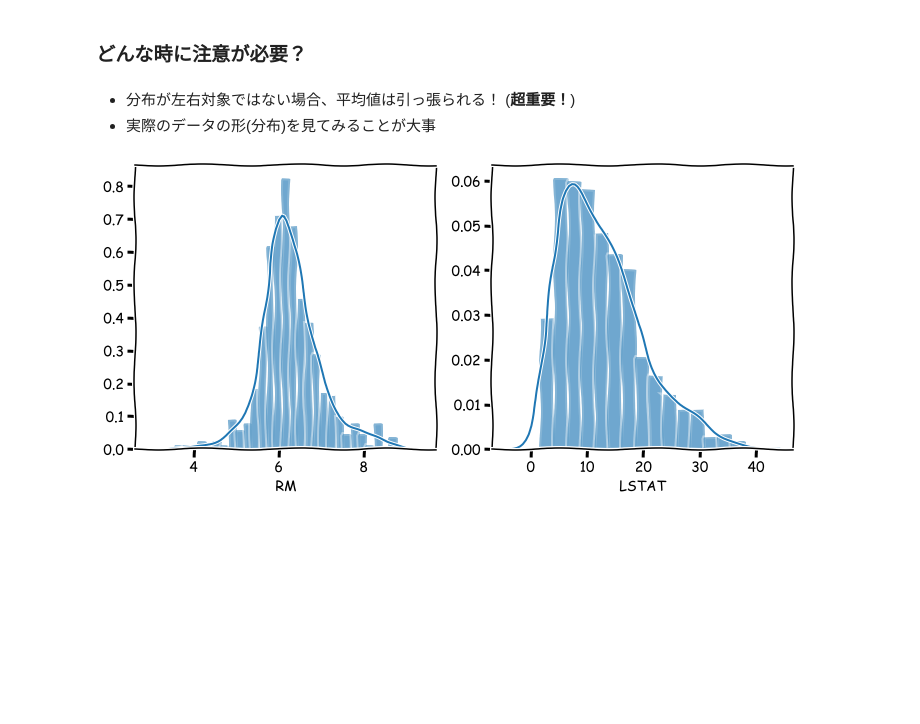
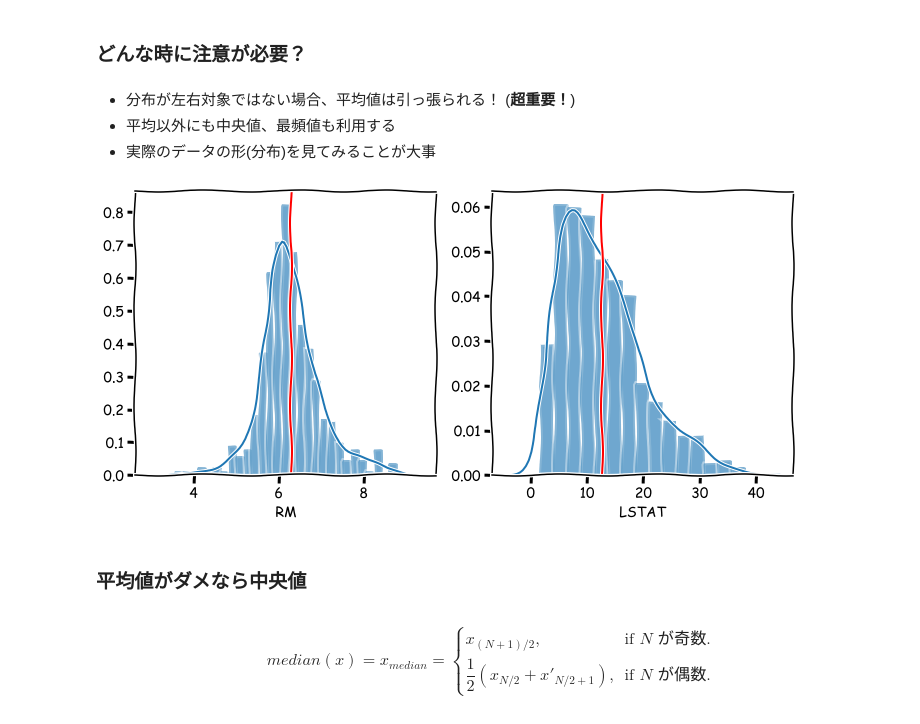
Before and after one commit to Soichiro-Fujioka/chotto-dekiru-DS, a Jupyter notebook: statistics/statistics-1.ipynb, the cells around one changed output. Drawn from its saved outputs; the diff is of its cells as text; code cells hidden in the pictures; blank space fills up the shorter version.

Commit message:
add median

```diff
--- a/statistics/statistics-1.ipynb
+++ b/statistics/statistics-1.ipynb
@@ -95,12 +95,25 @@ boston['PRICE'].mean() # or np.mean(boston['PRICE'])
 ### どんな時に注意が必要？
 # %% [markdown]
 - 分布が左右対象ではない場合、平均値は引っ張られる！ (**超重要！**)
+- 平均以外にも中央値、最頻値も利用する
 - 実際のデータの形(分布)を見てみることが大事
 # %%
 fig, (ax1, ax2) = plt.subplots(1, 2, sharey=False, figsize = (10,5)) # 複数グラフの表示設定
 sns.distplot(boston.RM, ax=ax1)
+ax1.axvline(boston.RM.mean(), 0, 1, color='red') #平均の垂直線を追加
 sns.distplot(boston.LSTAT, ax=ax2)
+ax2.axvline(boston.LSTAT.mean(), 0, 1, color='red') #平均の垂直線を追加
 plt.tight_layout() # グラフが重ならないようにする
 plt.show()
 # %% [output]
-[figure, old version]
+[figure, new version]
+# %% [markdown]
+### 平均値がダメなら中央値
+# %% [markdown]
+$$
+median(x) = x_{median} =
+\begin{cases}
+ x_{(N + 1)/2},                                  & \text{if } N \text{ が奇数.} \\
+ \dfrac{1}{2}( x_{N/2} + x'_{N/2 + 1}), & \text{if } N \text{  が偶数.}
+\end{cases}
+$$
```
Also changed, not shown: parts of 1 cell of this notebook.
